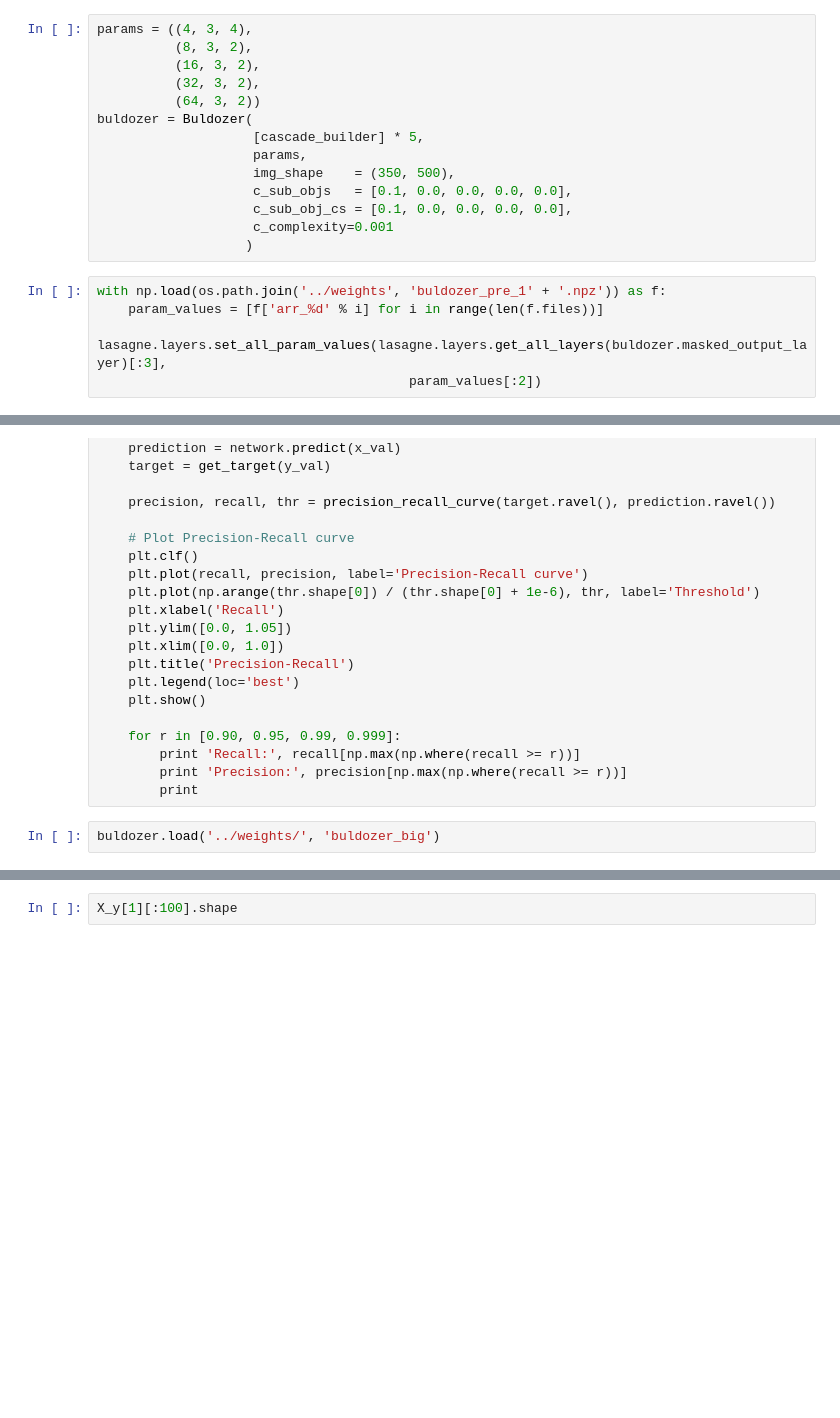
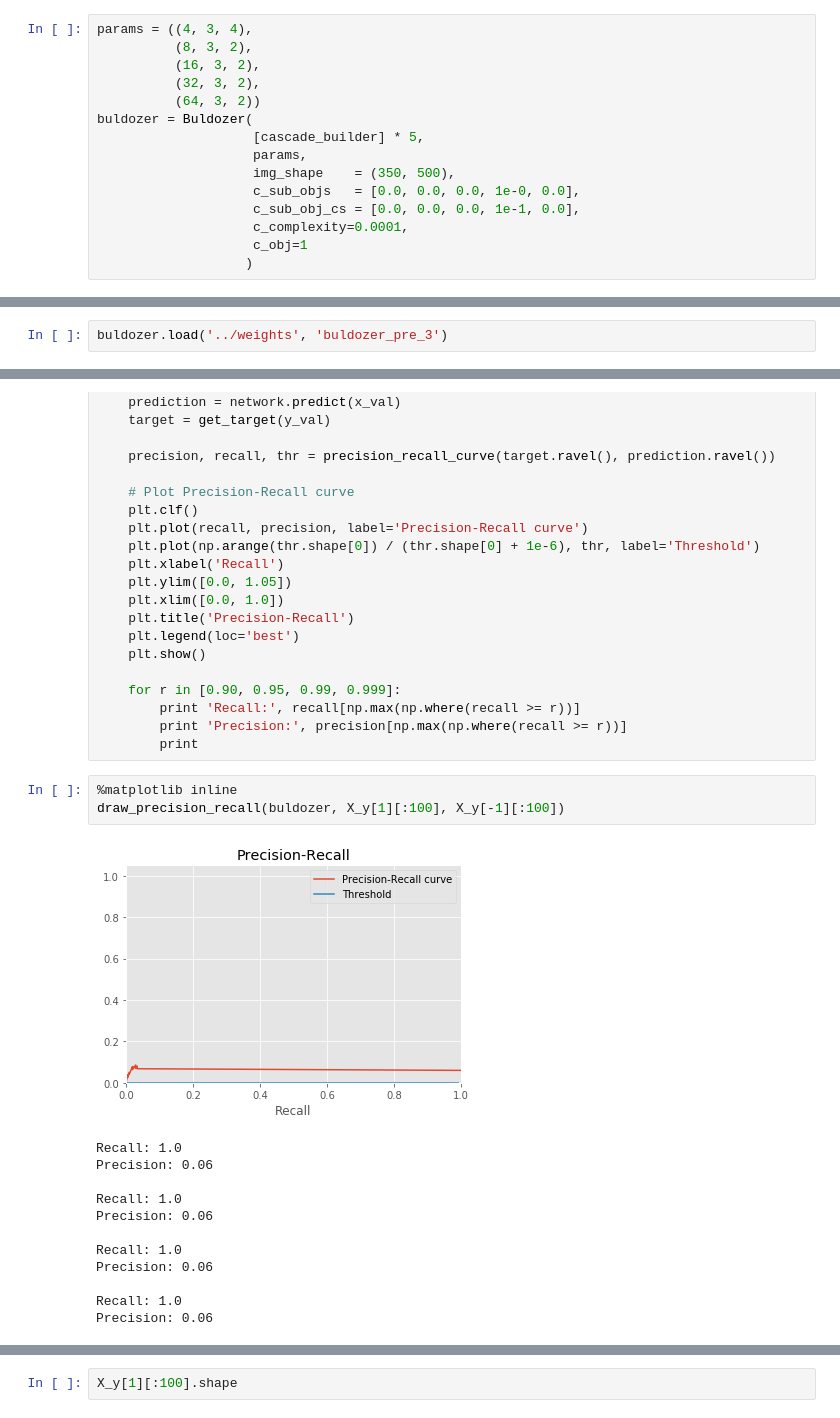
Before and after one commit to Aelphy/buldozer_revenge, a Jupyter notebook: evals/Big trigger.ipynb, the cells around one changed output, grey strips where cells are left out. Cells and saved outputs as stored; diff of their text form; blank space fills up the shorter version.

Commit message:
work on buldozer\

```diff
--- a/evals/Big trigger.ipynb
+++ b/evals/Big trigger.ipynb
@@ -266,12 +266,8 @@ buldozer = Buldozer(
                     [cascade_builder] * 5,
                     params,
                     img_shape    = (350, 500),
-                    c_sub_objs   = [0.1, 0.0, 0.0, 0.0, 0.0],
-                    c_sub_obj_cs = [0.1, 0.0, 0.0, 0.0, 0.0],
-                    c_complexity=0.001
+                    c_sub_objs   = [0.0, 0.0, 0.0, 1e-0, 0.0],
+                    c_sub_obj_cs = [0.0, 0.0, 0.0, 1e-1, 0.0],
+                    c_complexity=0.0001,
+                    c_obj=1
                    )
-# %%
-with np.load(os.path.join('../weights', 'buldozer_pre_1' + '.npz')) as f:
-    param_values = [f['arr_%d' % i] for i in range(len(f.files))]
-    lasagne.layers.set_all_param_values(lasagne.layers.get_all_layers(buldozer.masked_output_layer)[:3],
-                                        param_values[:2])
@@ -298,3 +274,5 @@ lasagne.layers.get_all_layers(buldozer.masked_output_layer)
+# %%
+buldozer.load('../weights', 'buldozer_pre_3')
 # %%
 X_y = train_test_split(dataset.reshape(-1, 1, 350, 500), targets.reshape(-1, 1, 350, 500), random_state=42)
 # %%
@@ -362,5 +344,19 @@ def draw_precision_recall(network, x_val, y_val):
         print 'Recall:', recall[np.max(np.where(recall >= r))]
         print 'Precision:', precision[np.max(np.where(recall >= r))]
         print
-# %%
-buldozer.load('../weights/', 'buldozer_big')
+# %%
+%matplotlib inline
+draw_precision_recall(buldozer, X_y[1][:100], X_y[-1][:100])
+# %% [output]
+[figure, added]
+Recall: 1.0
+Precision: 0.06
+
+Recall: 1.0
+Precision: 0.06
+
+Recall: 1.0
+Precision: 0.06
+
+Recall: 1.0
+Precision: 0.06
```
Also changed, not shown: parts of 8 cells of this notebook, 6 other files.
